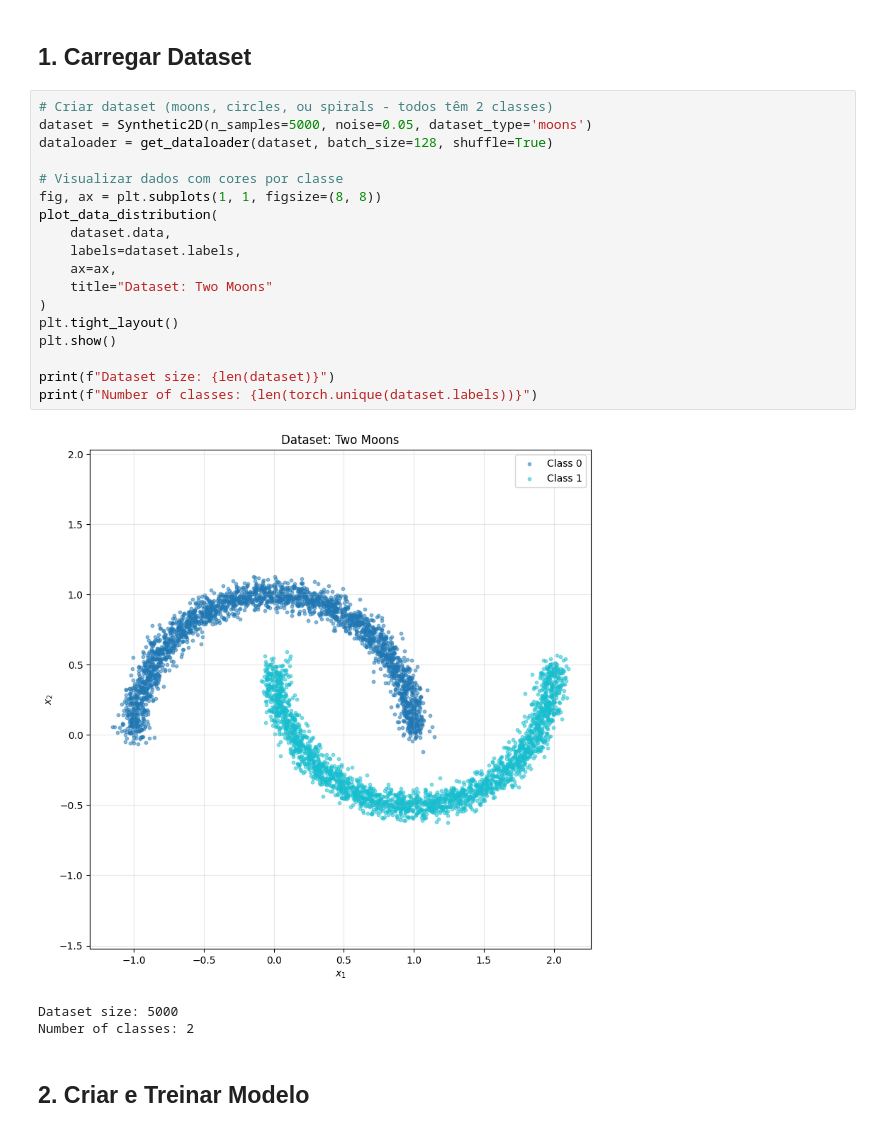
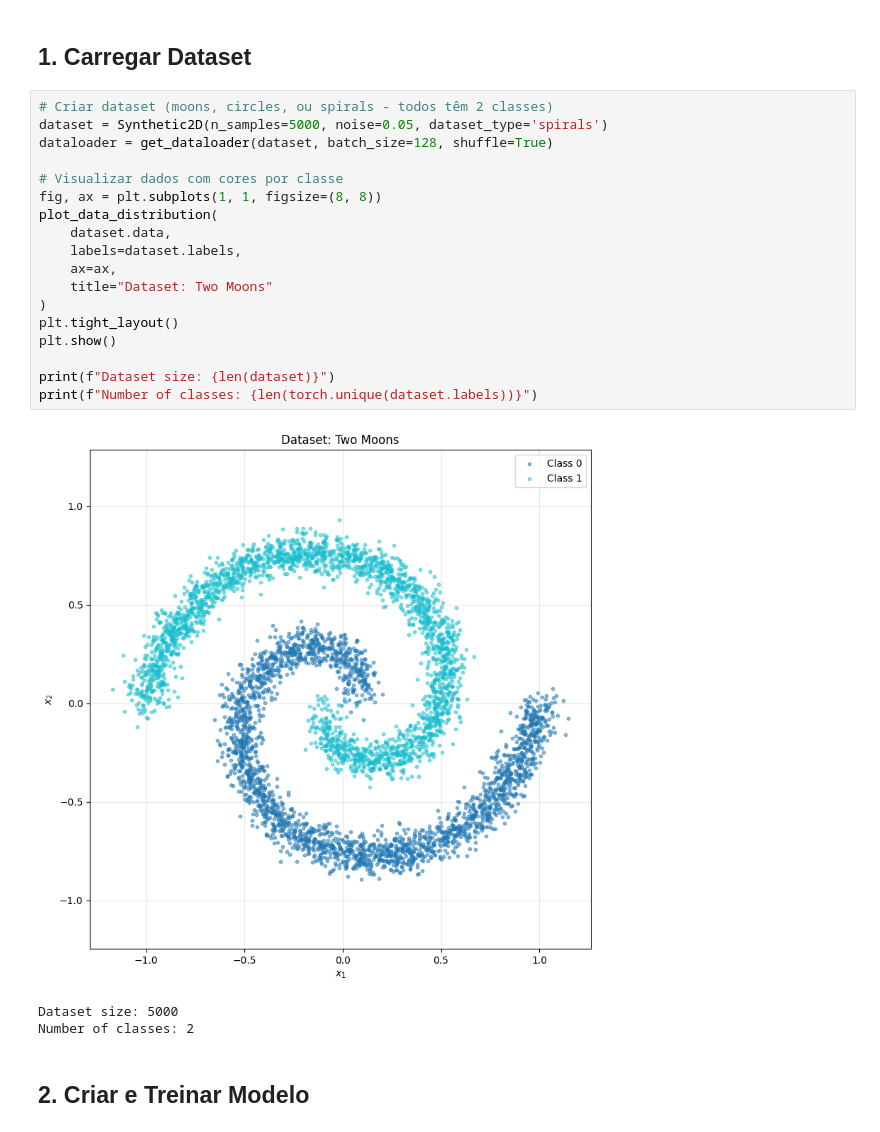
Before and after one commit to lucascbarbosa/flow, a Jupyter notebook: notebooks/01_neural_ode_2d.ipynb, the cells around one changed output. Saved outputs shown, nothing was run; the diff lists cells and outputs as text.

```diff
--- a/notebooks/01_neural_ode_2d.ipynb
+++ b/notebooks/01_neural_ode_2d.ipynb
@@ -35,24 +35,24 @@ Using device: cuda
 ## 1. Carregar Dataset
 # %%
 # Criar dataset (moons, circles, ou spirals - todos têm 2 classes)
-dataset = Synthetic2D(n_samples=5000, noise=0.05, dataset_type='moons')
+dataset = Synthetic2D(n_samples=5000, noise=0.05, dataset_type='spirals')
 dataloader = get_dataloader(dataset, batch_size=128, shuffle=True)
 
 # Visualizar dados com cores por classe
 fig, ax = plt.subplots(1, 1, figsize=(8, 8))
 plot_data_distribution(
     dataset.data,
     labels=dataset.labels,
     ax=ax,
     title="Dataset: Two Moons"
 )
 plt.tight_layout()
 plt.show()
 
 print(f"Dataset size: {len(dataset)}")
 print(f"Number of classes: {len(torch.unique(dataset.labels))}")
 # %% [output]
-[figure, old version]
+[figure, new version]
 Dataset size: 5000
 Number of classes: 2
 # %% [markdown]
```
Also changed, not shown: parts of 7 cells of this notebook, 6 other files.
